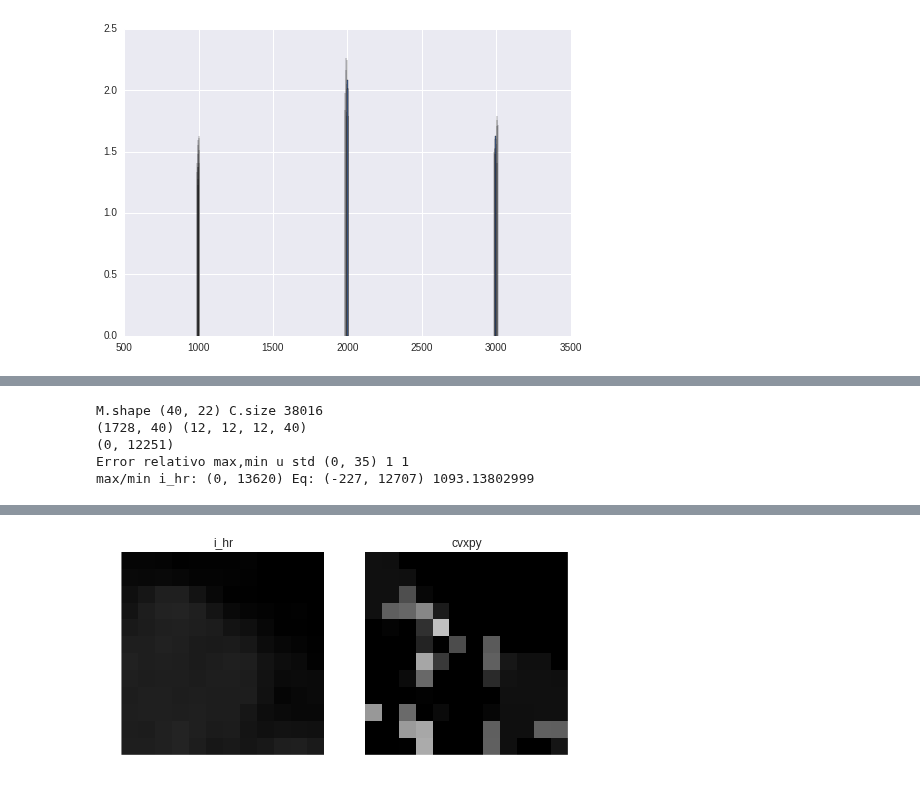
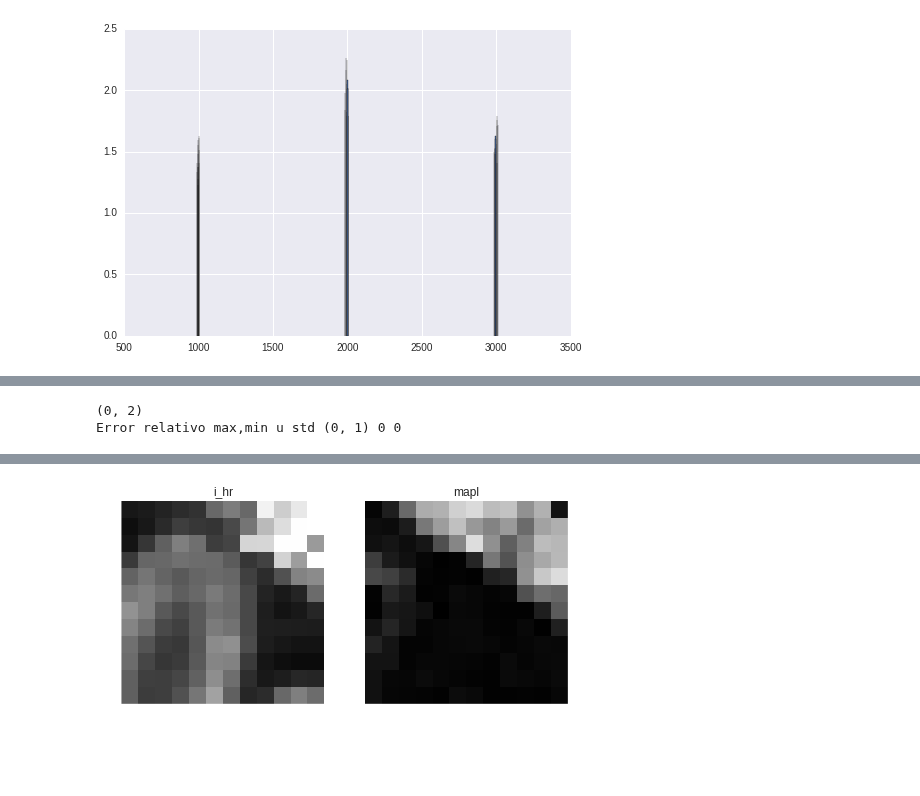
Before and after one commit to egomezsumma/iqt, a Jupyter notebook: Experimento 5.3 (Mapl+ dict G(c)).ipynb, the cells around one changed output, grey strips where cells are left out. Cells and saved outputs as stored; diff of their text form; code cells hidden in the pictures; blank space fills up the shorter version.

```diff
--- a/Experimento 5.3 (Mapl+ dict G(c)).ipynb
+++ b/Experimento 5.3 (Mapl+ dict G(c)).ipynb
@@ -748,0 +744,10 @@ img_utils._is(i_lr, b=b, vmax=1)
+# %%
+I_lr = np.ones(i_hr.shape)
+
+
+for b in xrange(I_lr.shape[3]):
+    I_lr[3:9,3:9,3:9,b] = i_lr[:, :, :, b]
+b=6
+plt, _, _, im3 = img_utils._isc3(A, i_hr, I_lr, b=b, vmax=1, titles=['recons', 'original', 'LR'])
+plt.set_cmap('gray')
+gtab.bvals[b]
@@ -751,10 +782,13 @@ img_utils._is(i_lr, b=b, vmax=1)
 # %%
 Nx, Ny, Nz, Nb = i_hr.shape
 Nb, Nc =  M.shape
-Eq_reconst = mapl_predict(gtab, C.reshape((Nx*Ny*Nz, Nc), order='F'), M, tau, Nx, Ny, Nz)
+
+C_hr, _, _ = get_sample(the_one_out, subjects, loader_func, scale=2)
+A_mapl = M.dot(C_hr.reshape((Nx*Ny*Nz, Nc), order='F').T).T
+A_mapl = A.reshape((Nx, Ny, Nz, Nb), order='F')
 
 
-err = np.abs(Eq_reconst - i_hr)
+err = np.abs(A_mapl - i_hr)
 err_rel = np.divide(err, i_hr+1)#para q no de infinito
 
 print mm(err)
@@ -762,19 +796,7 @@ print 'Error relativo max,min u std', mm(err_rel), int(err_rel.mean()), \
                                       int(np.std(err_rel))
 
 #img_utils._isc(i_hr, Eq_reconst,b=b, vmin=0, vmax=i_hr.max(), titles=['i_hr', 'cvxpy'])
-img_utils._isc(i_hr, Eq_reconst,b=4, vmin=111, vmax=16402, titles=['i_hr', 'cvxpy'])
-print 'max/min i_hr:',mm(i_hr),'Eq:', mm(Eq_reconst), Eq_reconst.mean()
-
-"""
-MAPL SALE PAL TRASTE PORQ
-precisa mas de 6 puntos
-- probar con menos orden
-- probar con minimo 40 puntos y q dios ayude a la compu!!!
-
-"""
+img_utils._isc(i_hr, A_mapl,b=b, vmin=0, vmax=1, titles=['i_hr', 'mapl'])
 # %% [output]
-M.shape (40, 22) C.size 38016
-(1728, 40) (12, 12, 12, 40)
-(0, 12251)
-Error relativo max,min u std (0, 35) 1 1
-max/min i_hr: (0, 13620) Eq: (-227, 12707) 1093.13802999
+(0, 2)
+Error relativo max,min u std (0, 1) 0 0
@@ -782 +804 @@ max/min i_hr: (0, 13620) Eq: (-227, 12707) 1093.13802999
-[figure, old version]
+[figure, new version]
```
Also changed, not shown: parts of 6 cells of this notebook, 1 other file.
